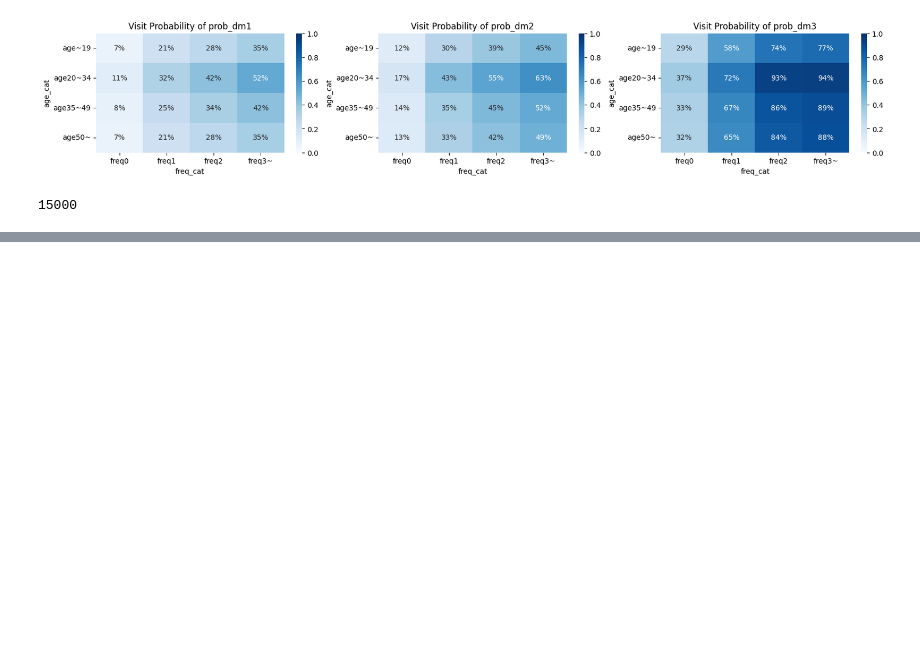
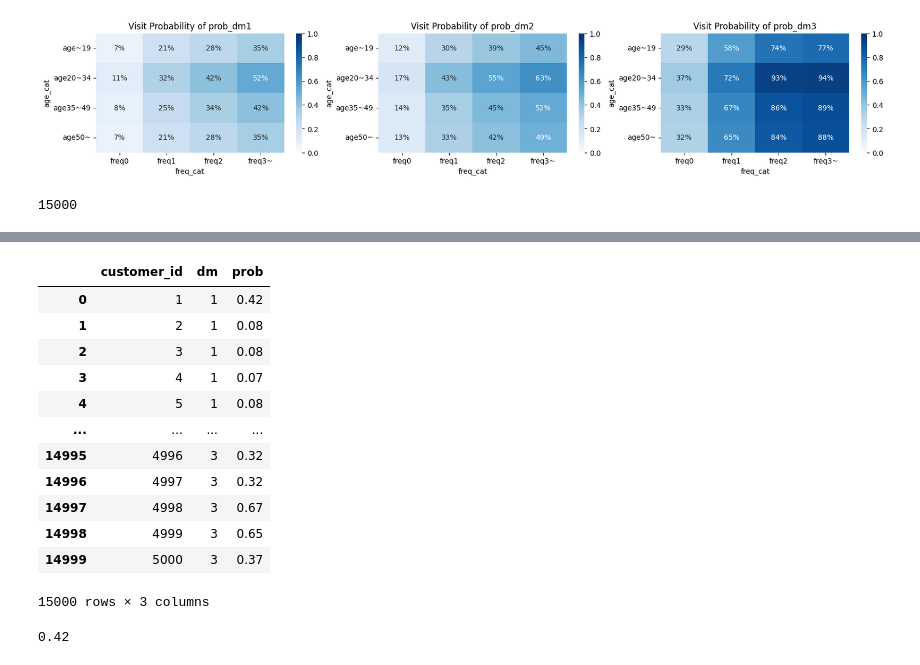
Before and after one commit to maton369/Python_Mathematical_Optimization-, a Jupyter notebook: 4.coupon/coupon.ipynb, the cells around one changed output, grey strips where cells are left out. Cells and saved outputs as stored; diff of their text form; code cells hidden in the pictures; blank space fills up the shorter version.

```diff
--- a/4.coupon/coupon.ipynb
+++ b/4.coupon/coupon.ipynb
@@ -233,0 +245,41 @@ for i in I:
+# %%
+# cust_prob_df:
+#   各行が顧客（customer_id）、各列 'prob_dm1', 'prob_dm2', 'prob_dm3' に
+#   それぞれ DM パターンごとの来店確率が入っている「横持ち（ワイド）」なデータを想定している。
+
+cust_prob_ver_df = (
+    cust_prob_df
+    # 列名 'prob_dm1', 'prob_dm2', 'prob_dm3' を、DM パターンを表す整数 1,2,3 にリネームする
+    # 数理モデル側では DM パターン集合 M = {1,2,3} として扱うことが多いため、
+    # ここで列名を {1,2,3} にしておくと、後続の結合や集約で「DMパターンID」として扱いやすくなる。
+    .rename(columns={"prob_dm1": 1, "prob_dm2": 2, "prob_dm3": 3})
+    # melt によってワイド形式 → ロング形式に変換する
+    #  - id_vars=['customer_id'] は、顧客IDを「そのまま残すキー」として扱う
+    #  - value_vars=[1,2,3] は、上でリネームした DMパターン列（1,2,3）を縦に「溶かす」対象とする
+    #  - var_name='dm' は、元の列名（ここでは 1,2,3）を格納する列名。DMパターンIDを表す。
+    #  - value_name='prob' は、元の値（確率）を格納する列名。来店確率 P(visit | customer, dm) を表す。
+    #
+    # 数理最適化や確率モデルの観点では、
+    #   (customer_id, dm) ごとに 1 行を持つ形（ロング形式）の方が、
+    #   「顧客 i に DM パターン m を送ったときの期待値」 r_{i,m} や p_{i,m} を
+    #   そのままテーブル結合で参照しやすくなるため、理論モデルとの対応が取りやすい。
+    .melt(
+        id_vars=["customer_id"], value_vars=[1, 2, 3], var_name="dm", value_name="prob"
+    )
+)
+
+cust_prob_ver_df  # 変換後のロング形式データフレームを確認
+# %% [output]
+|  | customer_id | dm | prob |
+| 0 | 1 | 1 | 0.42 |
+| 1 | 2 | 1 | 0.08 |
+| 2 | 3 | 1 | 0.08 |
+| 3 | 4 | 1 | 0.07 |
+| 4 | 5 | 1 | 0.08 |
+| ... | ... | ... | ... |
+| 14995 | 4996 | 3 | 0.32 |
+| 14996 | 4997 | 3 | 0.32 |
+| 14997 | 4998 | 3 | 0.67 |
+| 14998 | 4999 | 3 | 0.65 |
+| 14999 | 5000 | 3 | 0.37 |
+15000 rows × 3 columns
@@ -233,0 +307,4 @@ for i in I:
+# %%
+Pim[1, 1]
+# %% [output]
+0.42
```
Also changed, not shown: parts of 3 cells of this notebook.
